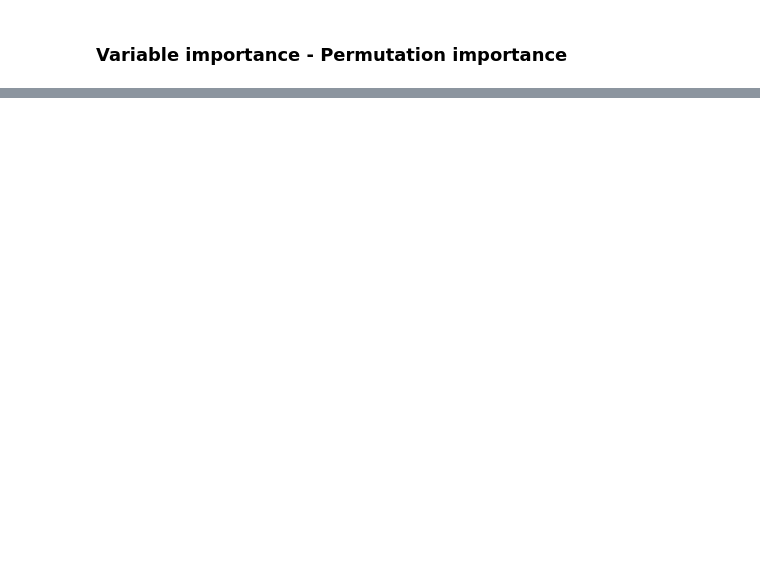
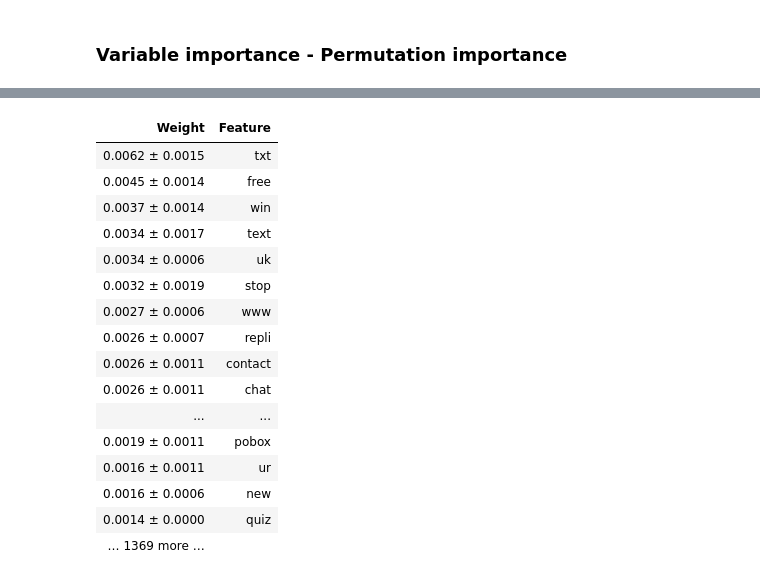
Before and after one commit to Enkhai/addressing-advanced-ML-topics, a Jupyter notebook: Explainable Machine Learning Framework/explainable-machine-learning.ipynb, the cells around one changed output, grey strips where cells are left out. Saved outputs shown, nothing was run; the diff lists cells and outputs as text; code cells hidden in the pictures; blank space fills up the shorter version.

```diff
--- a/Explainable Machine Learning Framework/explainable-machine-learning.ipynb
+++ b/Explainable Machine Learning Framework/explainable-machine-learning.ipynb
@@ -96,0 +274,3 @@ tfidf_corpus = corpus2dense(tfidf_corpus, num_terms=100000, num_docs=len(tfidf_c
+# %%
+log_reg = LogisticRegression()
+log_reg.fit(x_train, y_train)
@@ -96,0 +291,21 @@ tfidf_corpus = corpus2dense(tfidf_corpus, num_terms=100000, num_docs=len(tfidf_c
+# %%
+importance = PermutationImportance(log_reg).fit(x_test, y_test)
+eli5.show_weights(importance, feature_names=list(feature_names))
+# %% [output]
+| Weight | Feature |
+| 0.0062 ± 0.0015 | txt |
+| 0.0045 ± 0.0014 | free |
+| 0.0037 ± 0.0014 | win |
+| 0.0034 ± 0.0017 | text |
+| 0.0034 ± 0.0006 | uk |
+| 0.0032 ± 0.0019 | stop |
+| 0.0027 ± 0.0006 | www |
+| 0.0026 ± 0.0007 | repli |
+| 0.0026 ± 0.0011 | contact |
+| 0.0026 ± 0.0011 | chat |
+| ... | ... |
+| 0.0019 ± 0.0011 | pobox |
+| 0.0016 ± 0.0011 | ur |
+| 0.0016 ± 0.0006 | new |
+| 0.0014 ± 0.0000 | quiz |
+| … 1369 more … |  |
```
Also changed, not shown: parts of 33 cells of this notebook, 2 other files.
